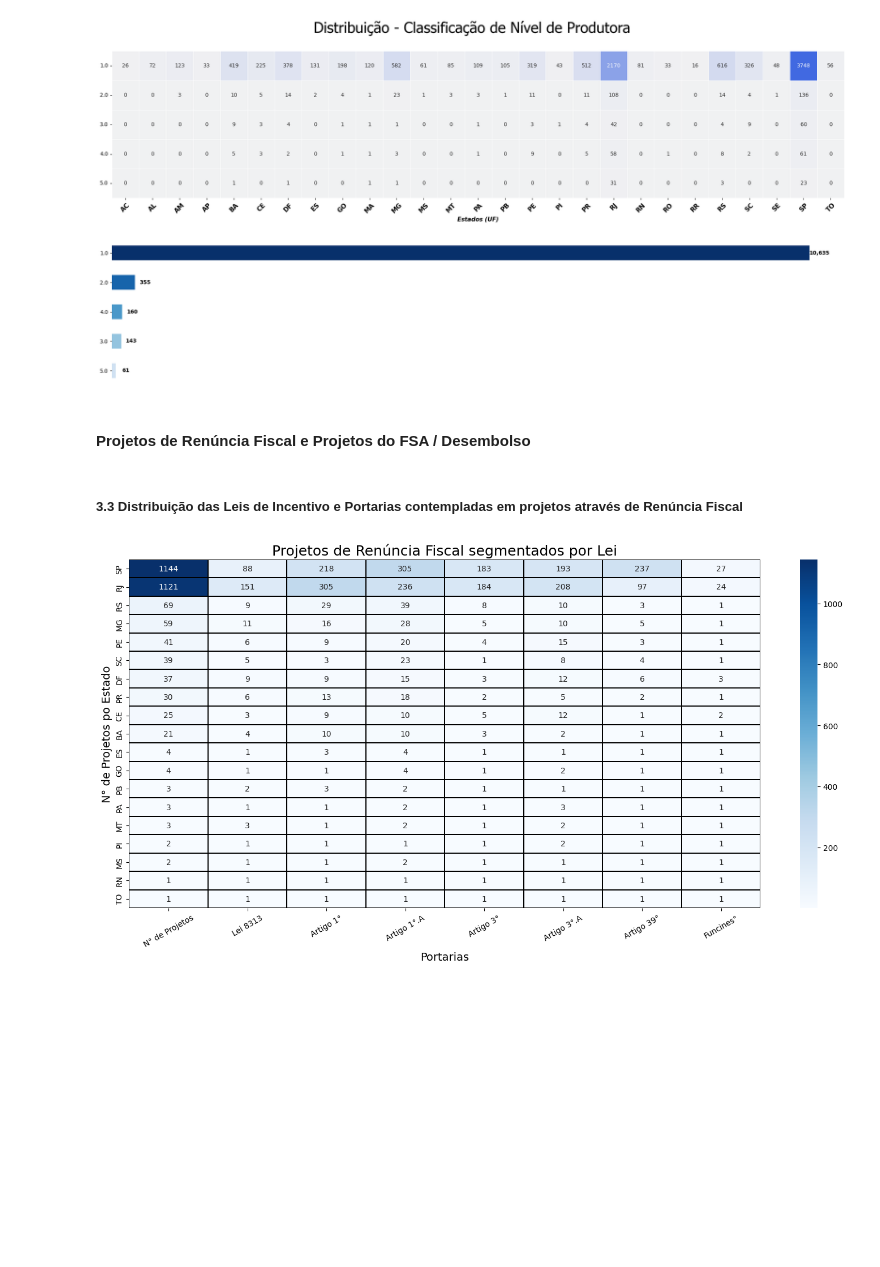
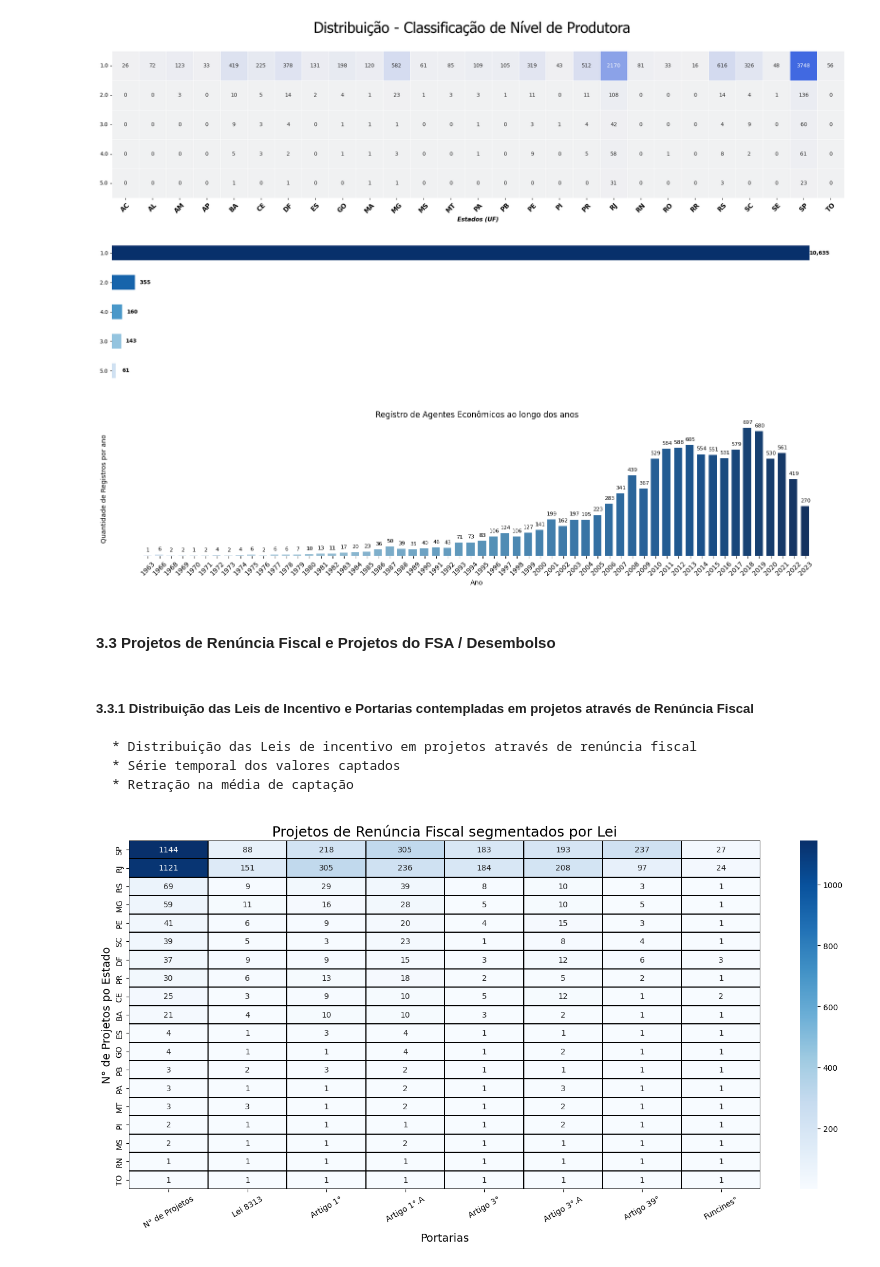
Before and after one commit to fonsecadados/AgenciaNacionalDoCinema_ANCINE, a Jupyter notebook: ANCINE_AgentesEconomicos.ipynb, the cells around one changed output. Drawn from its saved outputs; the diff is of its cells as text; code cells hidden in the pictures; blank space fills up the shorter version.

```diff
--- a/ANCINE_AgentesEconomicos.ipynb
+++ b/ANCINE_AgentesEconomicos.ipynb
@@ -704,8 +749,58 @@ plt.tight_layout()
 plt.show()
 # %% [output]
 [figure]
+# %%
+#Série temporal dos registros dos agentes
+agentes_regulares_independentes_data_constituicao = agentes_regulares_independentes.copy()
+agentes_regulares_independentes_data_constituicao['DATA_CONSTITUICAO'] = agentes_regulares_independentes_data_constituicao['DATA_CONSTITUICAO'].dt.year.astype(int)
+agentes_regulares_independentes_data_constituicao = agentes_regulares_independentes_data_constituicao[agentes_regulares_independentes_data_constituicao['DATA_CONSTITUICAO'] != 2024]
+agentes_regulares_independentes_data_constituicao = agentes_regulares_independentes_data_constituicao.groupby('DATA_CONSTITUICAO').size()
+agentes_regulares_independentes_data_constituicao = agentes_regulares_independentes_data_constituicao.reset_index(name='QUANTIDADE_REGISTROS')
+agentes_regulares_independentes_data_constituicao = agentes_regulares_independentes_data_constituicao.set_index('DATA_CONSTITUICAO')['QUANTIDADE_REGISTROS']
+agentes_regulares_independentes_data_constituicao = agentes_regulares_independentes_data_constituicao.reset_index(name='QUANTIDADE_REGISTROS')
+
+
+plt.figure(figsize=(16,4))
+
+# Criar barplot
+cores = plt.cm.Blues(np.linspace(0.2, 1, len(agentes_regulares_independentes_data_constituicao.index)))
+ax = sns.barplot(x='DATA_CONSTITUICAO', y='QUANTIDADE_REGISTROS', data=agentes_regulares_independentes_data_constituicao,
+                 palette=cores, dodge=False)
+
+bar_width=0.7
+
+# Adicionar anotação para cada barra
+for p in ax.patches:
+    ax.annotate(format(p.get_height(), ',.0f'),
+                (p.get_x() + p.get_width() / 2., p.get_height()),
+                ha='center', va='center',
+                xytext=(0, 8),
+                textcoords='offset points',
+                fontsize=8, fontweight='light')
+
+for bar in ax.patches:
+    bar.set_width(bar_width)
+
+plt.title('Registro de Agentes Econômicos ao longo dos anos')
+plt.ylabel('Quantidade de Registros por ano')
+plt.xlabel('Ano')
+plt.xticks(rotation=45)
+plt.yticks([])
+plt.tight_layout()
+plt.margins(0.05)
+ax.spines['top'].set_visible(False)
+ax.spines['right'].set_visible(False)
+ax.spines['left'].set_visible(False)
+ax.spines['bottom'].set_visible(False)
+plt.show()
+# %% [output]
+[figure, added]
 # %% [markdown]
-#### Projetos de Renúncia Fiscal e Projetos do FSA / Desembolso
+#### 3.3 Projetos de Renúncia Fiscal e Projetos do FSA / Desembolso
 # %% [markdown]
-##### 3.3 Distribuição das Leis de Incentivo e Portarias contempladas em projetos através de Renúncia Fiscal
+##### 3.3.1 Distribuição das Leis de Incentivo e Portarias contempladas em projetos através de Renúncia Fiscal
+
+    * Distribuição das Leis de incentivo em projetos através de renúncia fiscal
+    * Série temporal dos valores captados
+    * Retração na média de captação
 # %%
```
Also changed, not shown: parts of 30 cells of this notebook.
